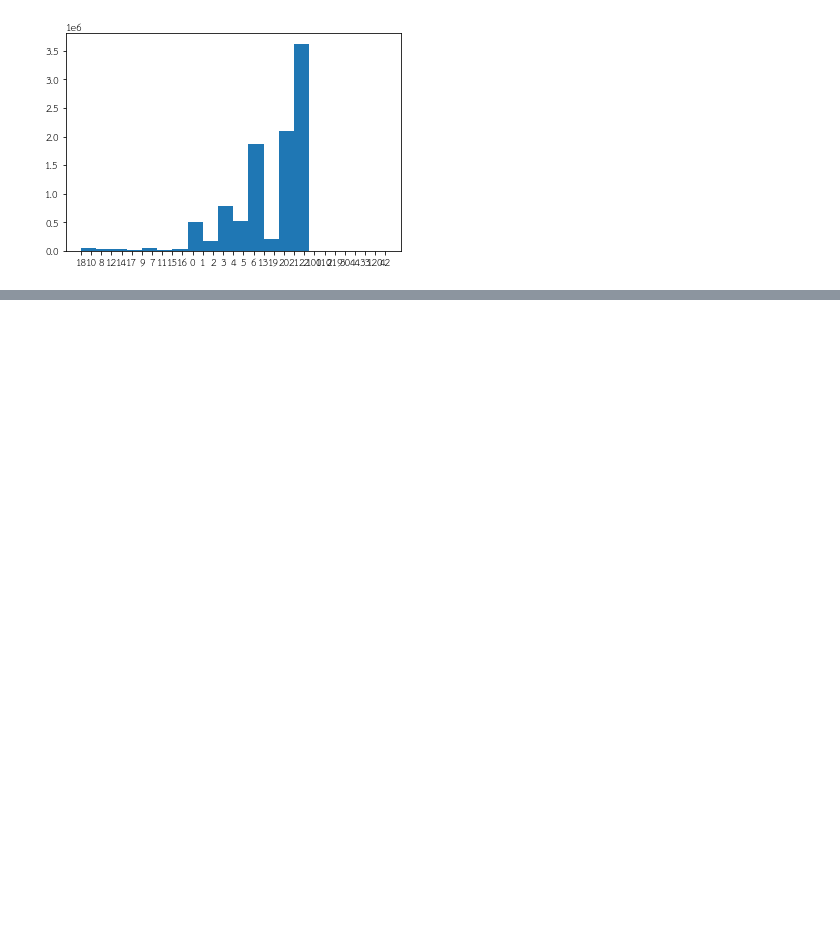
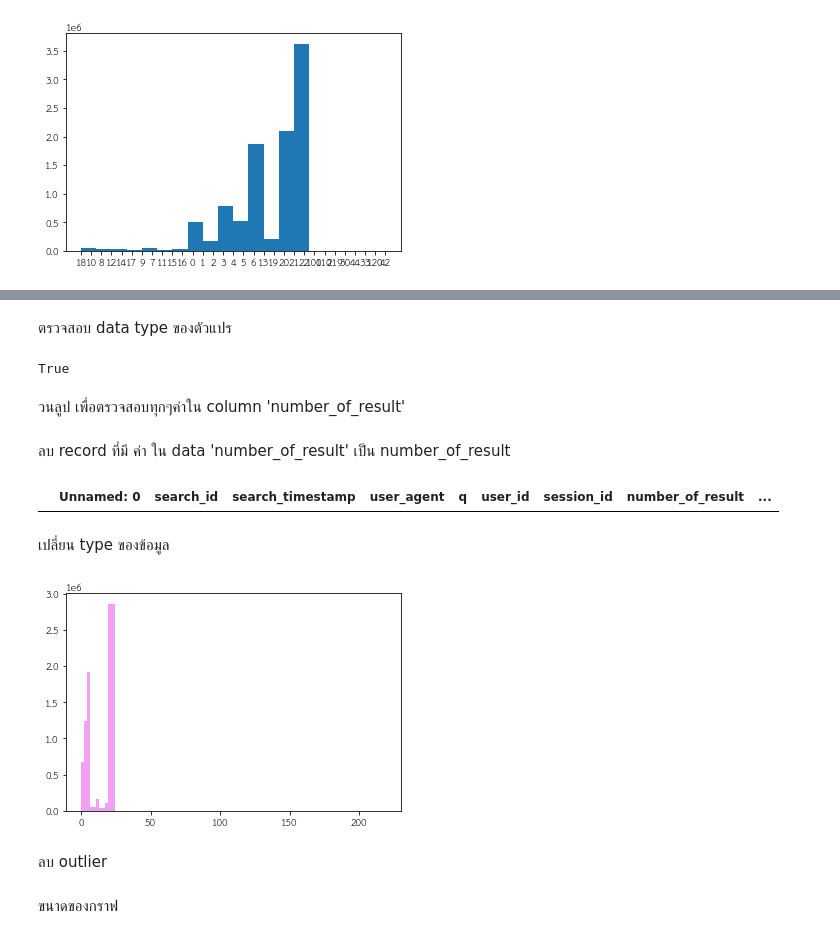
Before and after one commit to PondKann/data_viz, a Jupyter notebook: Visualize_Data_Comparison.ipynb, the cells around one changed output, grey strips where cells are left out. Cells and saved outputs as stored; diff of their text form; code cells hidden in the pictures; blank space fills up the shorter version.

```diff
--- a/Visualize_Data_Comparison.ipynb
+++ b/Visualize_Data_Comparison.ipynb
@@ -255,0 +279,8 @@ output2 = plt.hist(A, 20);
+# %% [markdown]
+ตรวจสอบ data type ของตัวแปร
+# %%
+type(data['number_of_result'][0]) == int
+# %% [output]
+True
+# %% [markdown]
+วนลูป เพื่อตรวจสอบทุกๆค่าใน column 'number_of_result'
@@ -255,0 +291,18 @@ output2 = plt.hist(A, 20);
+# %% [markdown]
+ลบ record ที่มี ค่า ใน data 'number_of_result' เป็น number_of_result
+# %%
+data[data['number_of_result']=='number_of_result']
+# %% [output]
+|  | Unnamed: 0 | search_id | search_timestamp | user_agent | q | user_id | session_id | number_of_result | ... |
+# %%
+data = data.drop(1000016)
+# %% [markdown]
+เปลี่ยน type ของข้อมูล
+# %%
+new_type = data['number_of_result'].astype('int32')
+# %%
+output3 = plt.hist(new_type, 100,  facecolor='violet', alpha=0.75); #ทำให้เลขในแนวแกน x เรียงได้
+# %% [output]
+[figure, added]
+# %% [markdown]
+ลบ outlier
@@ -255,0 +311,2 @@ output2 = plt.hist(A, 20);
+# %% [markdown]
+ขนาดของกราฟ
```
Also changed, not shown: parts of 24 cells of this notebook.
